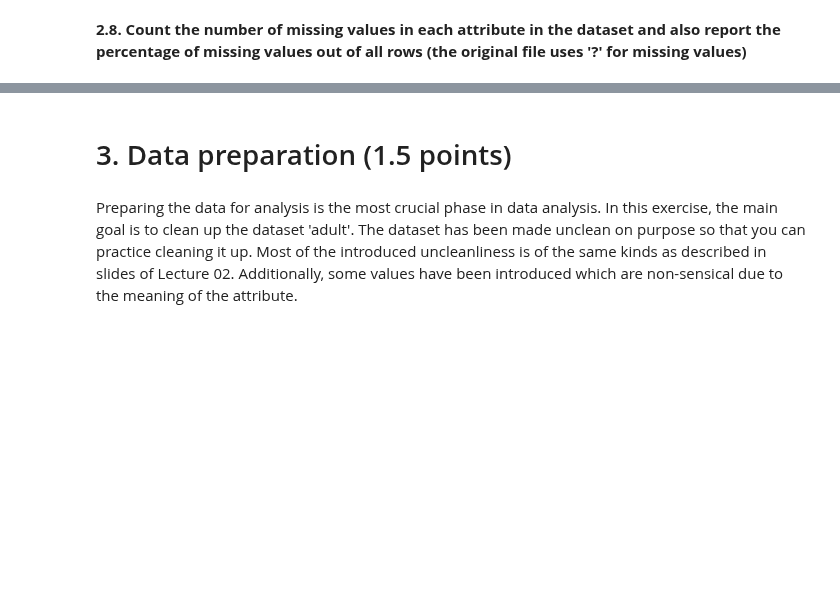
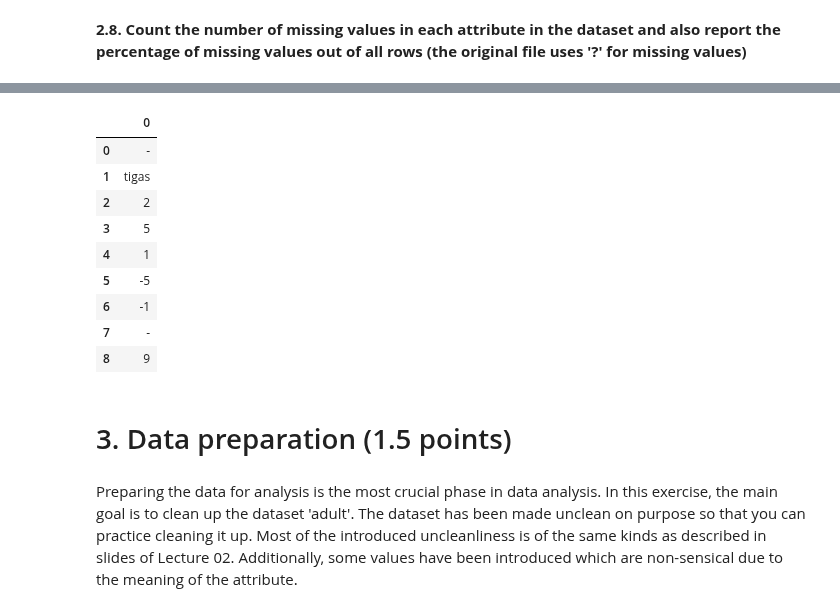
Before and after one commit to enliktjioe/bda2020, a Jupyter notebook: HW1/Homework_01.ipynb, the cells around one changed output, grey strips where cells are left out. Saved outputs shown, nothing was run; the diff lists cells and outputs as text; code cells hidden in the pictures; blank space fills up the shorter version.

```diff
--- a/HW1/Homework_01.ipynb
+++ b/HW1/Homework_01.ipynb
@@ -361,3 +389,35 @@ dtype: int64
+# %%
+# data[data == '?'] = np.nan
+# data['female'].isnull().sum()
+
+# data = data.replace('?', np.nan)
+# data.loc[27]
+# data.isnull().sum()
+
+df2 = pd.DataFrame(['-',3,2,5,1,-5,-1,'-',9])
+# df.replace('-', np.nan)
+df2 = df2.replace(3, 'tigas')
+df2
+
+# raw_data = {'first_name': ['Jason', 'Molly', 'Tina', 'Jake', 'Amy'],
+#         'last_name': ['Miller', 'Jacobson', 'Ali', 'Milner', 'Cooze'],
+#         'age': [42, 52, 36, 24, 73],
+#         'preTestScore': [-999, -999, -999, 2, 1],
+#         'postTestScore': [2, 2, -999, 2, -999]}
+# df = pd.DataFrame(raw_data, columns = ['first_name', 'last_name', 'age', 'preTestScore', 'postTestScore'])
+# df = df.replace(-999, np.nan)
+# df
+# %% [output]
+|  | 0 |
+| 0 | - |
+| 1 | tigas |
+| 2 | 2 |
+| 3 | 5 |
+| 4 | 1 |
+| 5 | -5 |
+| 6 | -1 |
+| 7 | - |
+| 8 | 9 |
 # %% [markdown]
 # 3.  Data preparation (1.5 points)
 # %% [markdown]
```
Also changed, not shown: parts of 12 cells of this notebook.
